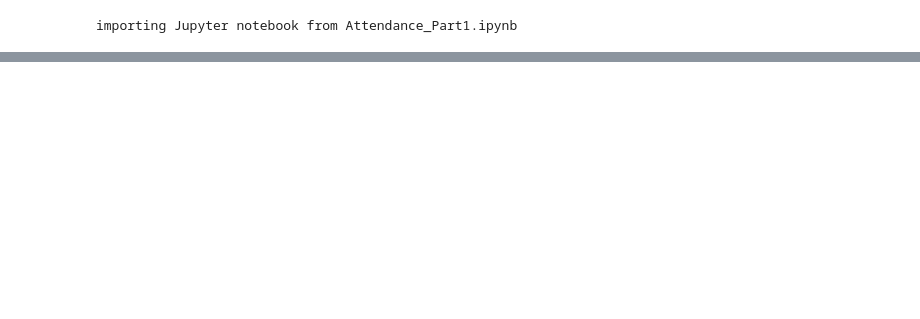
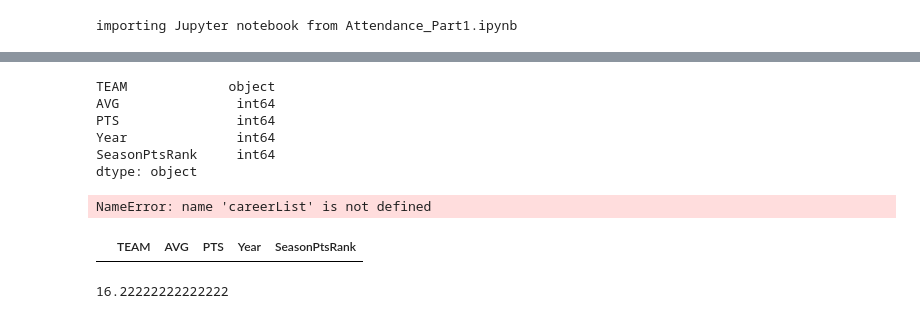
Before and after one commit to Ksheekey/NHL-Attendance, a Jupyter notebook: Attendace_Part2.ipynb, the cells around one changed output, grey strips where cells are left out. Cells and saved outputs as stored; diff of their text form; code cells hidden in the pictures; blank space fills up the shorter version.

```diff
--- a/Attendace_Part2.ipynb
+++ b/Attendace_Part2.ipynb
@@ -90,0 +47,41 @@ philly
+# %%
+frame['AVG'] = pd.to_numeric(frame['AVG'],errors='coerce')
+frame['PTS'] = pd.to_numeric(frame['PTS'],errors='coerce')
+frame['Year'] = pd.to_numeric(frame['Year'],errors='coerce')
+frame['SeasonPtsRank'] = frame['SeasonPtsRank'].apply(np.int64)
+
+frame.dtypes
+# %% [output]
+TEAM             object
+AVG               int64
+PTS               int64
+Year              int64
+SeasonPtsRank     int64
+dtype: object
+# %%
+def jbReq():
+    for i in list(careerList.keys()):
+        print(f"{i}: {careerList[i]}")
+    global OCC_CHOICE
+    OCC_CHOICE = input("Which career field are you looking for information on?  Please input the career ID #: ")
+    try:
+        careerList[OCC_CHOICE]
+        print(f"Valid choice. Good luck in your new venture in {careerList[OCC_CHOICE]}")
+    except:
+        print("-----------------------------------------------------------------------")
+        print("No career found with that ID # please reference the list and try again.")
+        print("-----------------------------------------------------------------------")
+        jbReq()
+####################################################
+jbReq() #Actually run the function now
+# %% [output]
+NameError: name 'careerList' is not defined
+# %%
+abc = frame.loc[frame['TEAM'] == 'OCC_CHOICE'][:18]
+abc
+# %% [output]
+|  | TEAM | AVG | PTS | Year | SeasonPtsRank |
+# %%
+abc["SeasonPtsRank"].mean()
+# %% [output]
+16.22222222222222
```
Also changed, not shown: parts of 10 cells of this notebook, 23 other files.
